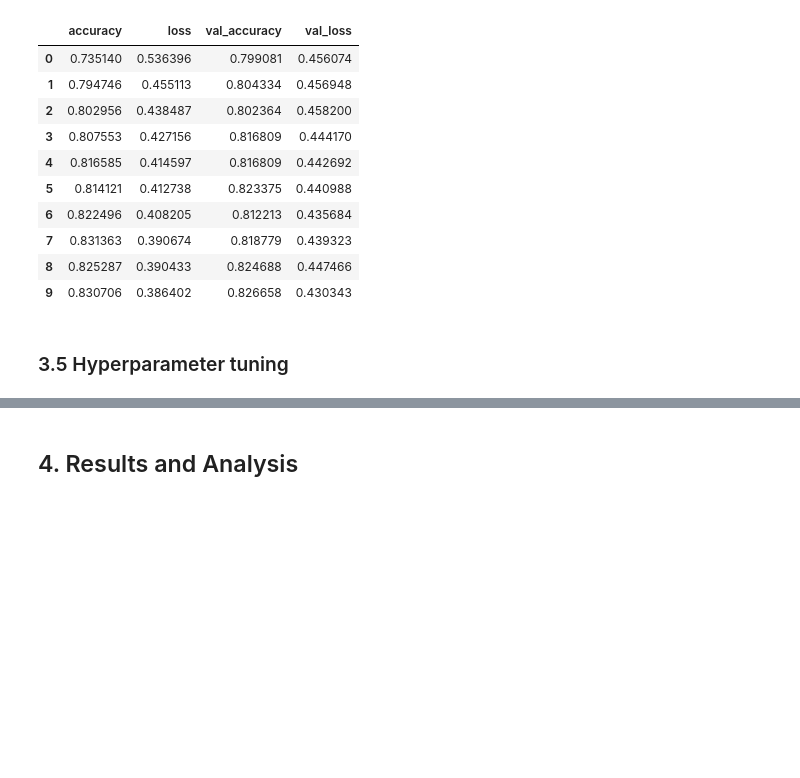
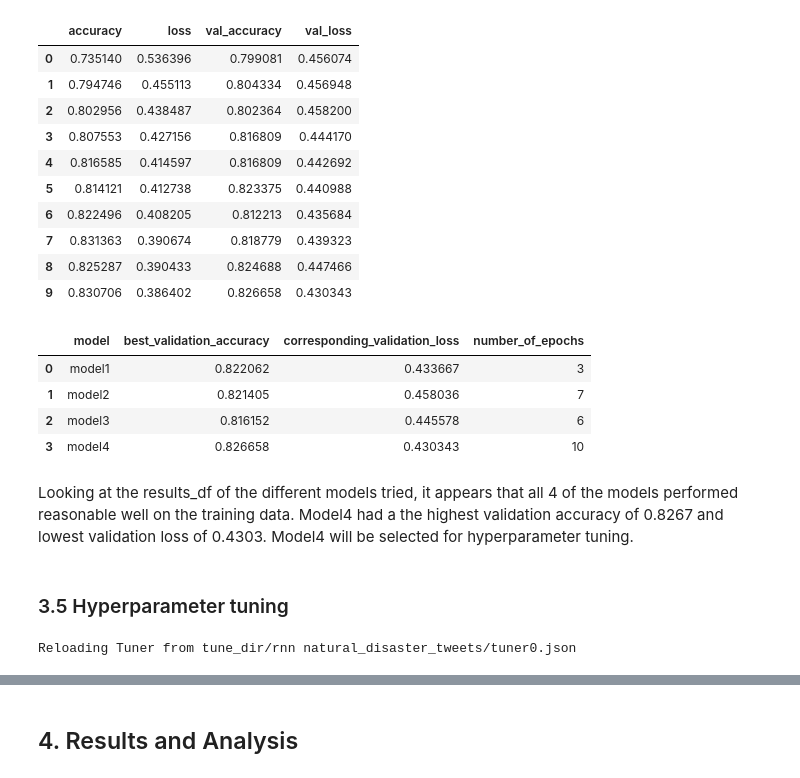
Before and after one commit to FleaBusyBeeBergs/dtsa5511-rnn, a Jupyter notebook: nlp_disaster_tweets.ipynb, the cells around one changed output, grey strips where cells are left out. Cells and saved outputs as stored; diff of their text form; code cells hidden in the pictures; blank space fills up the shorter version.

```diff
--- a/nlp_disaster_tweets.ipynb
+++ b/nlp_disaster_tweets.ipynb
@@ -525,6 +521,39 @@ history4
 | 7 | 0.831363 | 0.390674 | 0.818779 | 0.439323 |
 | 8 | 0.825287 | 0.390433 | 0.824688 | 0.447466 |
 | 9 | 0.830706 | 0.386402 | 0.826658 | 0.430343 |
+# %%
+results_data = {
+    'model': ['model1', 'model2', 'model3', 'model4'],
+    'best_validation_accuracy': [
+        history1['val_accuracy'].max(),
+        history2['val_accuracy'].max(),
+        history3['val_accuracy'].max(),
+        history4['val_accuracy'].max()
+    ],
+    'corresponding_validation_loss': [
+        history1['val_loss'][history1['val_accuracy'].idxmax()],
+        history2['val_loss'][history2['val_accuracy'].idxmax()],
+        history3['val_loss'][history3['val_accuracy'].idxmax()],
+        history4['val_loss'][history4['val_accuracy'].idxmax()]
+    ],
+    'number_of_epochs': [
+        history1['val_accuracy'].idxmax() + 1,
+        history2['val_accuracy'].idxmax() + 1,
+        history3['val_accuracy'].idxmax() + 1,
+        history4['val_accuracy'].idxmax() + 1
+    ]
+}
+
+results_df = pd.DataFrame(results_data)
+results_df
+# %% [output]
+|  | model | best_validation_accuracy | corresponding_validation_loss | number_of_epochs |
+| 0 | model1 | 0.822062 | 0.433667 | 3 |
+| 1 | model2 | 0.821405 | 0.458036 | 7 |
+| 2 | model3 | 0.816152 | 0.445578 | 6 |
+| 3 | model4 | 0.826658 | 0.430343 | 10 |
+# %% [markdown]
+Looking at the results_df of the different models tried, it appears that all 4 of the models performed reasonable well on the training data. Model4 had a the highest validation accuracy of 0.8267 and lowest validation loss of 0.4303. Model4 will be selected for hyperparameter tuning.
 # %% [markdown]
 ### 3.5 Hyperparameter tuning
 # %%
@@ -548,13 +581,15 @@ history4
 # %%
-#tuner = kt.RandomSearch(build_model,
-#                        objective = 'val_accuracy',
-#                        max_trials = 10,
-#                        directory = 'tune_dir',
-#                        project_name = 'rnn natural_disaster_tweets')
+tuner = kt.RandomSearch(build_model,
+                        objective = 'val_accuracy',
+                        max_trials = 5,
+                        directory = 'tune_dir',
+                        project_name = 'rnn natural_disaster_tweets')
 
-#tuner.search(X_train_padded,
-#             y_train,
-#             epochs = 10,
-#             validation_data = (X_val_padded, y_val),
-#             verbose = 0,
-#             callbacks = [early_stopping])
+tuner.search(X_train_padded,
+             y_train,
+             epochs = 3,
+             validation_data = (X_val_padded, y_val),
+             verbose = 0,
+             callbacks = [early_stopping])
+# %% [output]
+Reloading Tuner from tune_dir/rnn natural_disaster_tweets/tuner0.json
```
Also changed, not shown: parts of 17 cells of this notebook.
